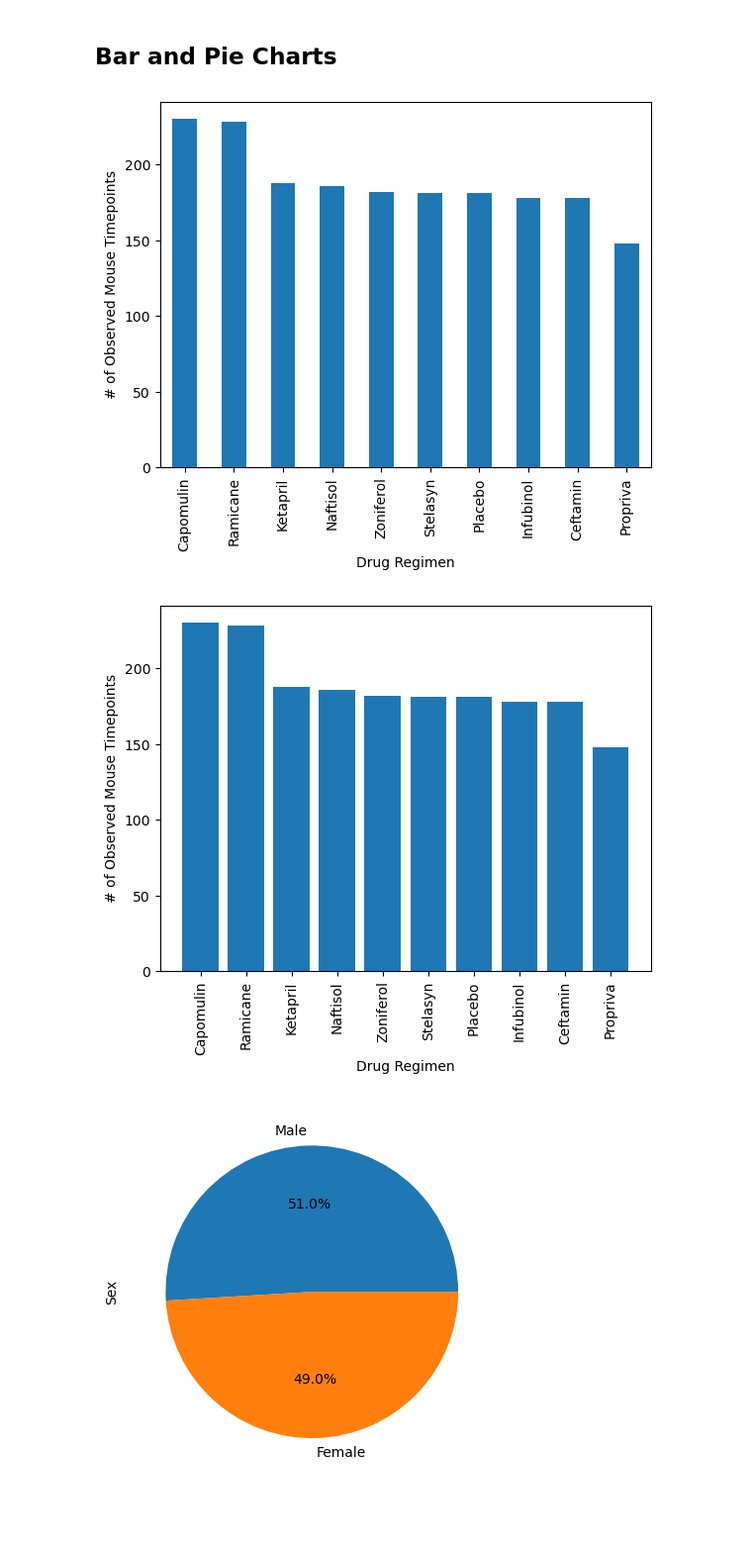
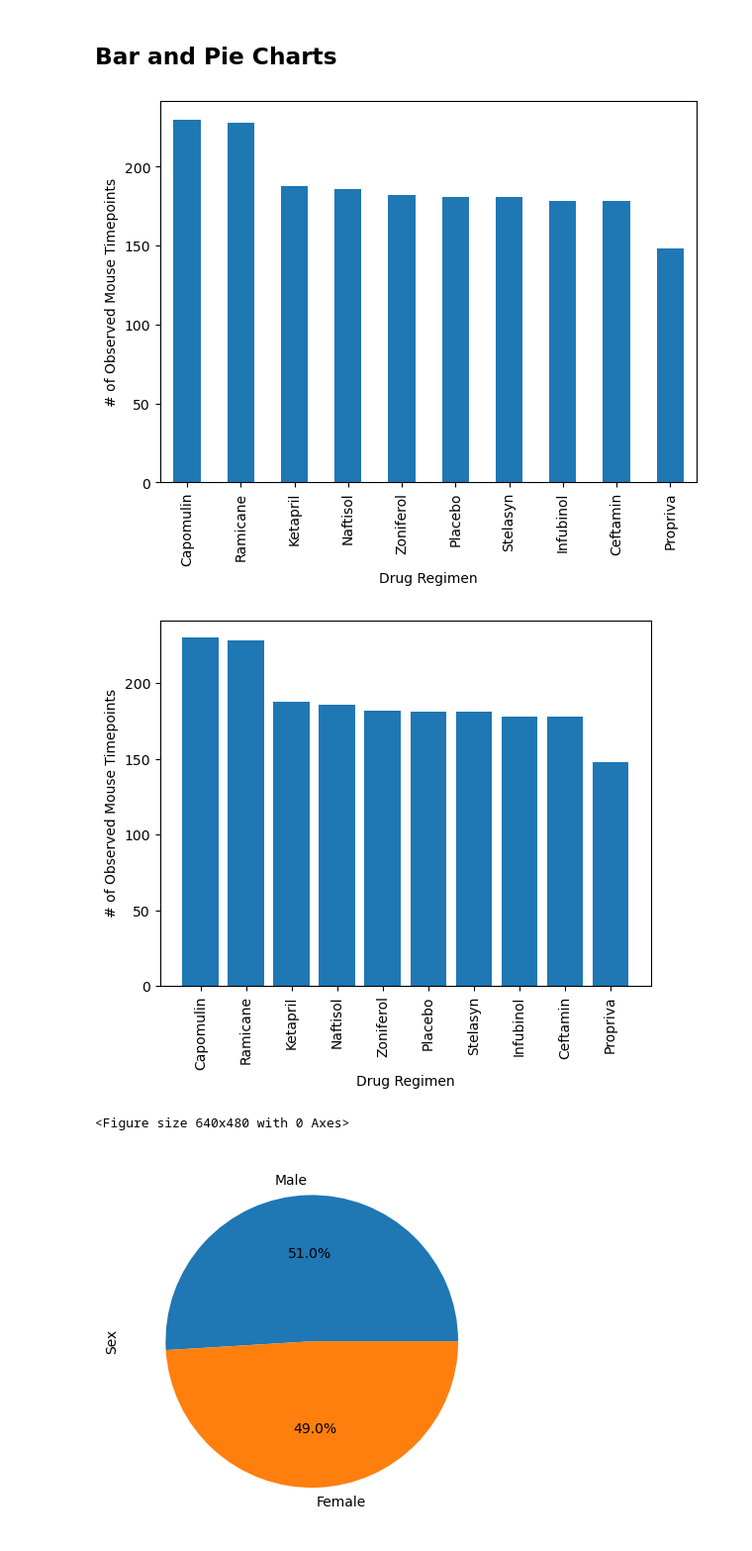
Before and after one commit to lizmartin/data-visualization, a Jupyter notebook: pymaceuticals_lms.ipynb, the cells around one changed output. Shown: that part at 99% size. Saved outputs shown, nothing was run; the diff lists cells and outputs as text; code cells hidden in the pictures; blank space fills up the shorter version.

```diff
--- a/pymaceuticals_lms.ipynb
+++ b/pymaceuticals_lms.ipynb
@@ -142,12 +144,25 @@ tumor_stats_summary
 ## Bar and Pie Charts
 # %%
 # Generate a bar plot showing the total number of rows (Mouse ID/Timepoints) for each drug regimen using Pandas.
+drug_timepoints = clean_study_data["Drug Regimen"].value_counts()
+
+#plot
+drug_timepoints.plot(ylabel="# of Observed Mouse Timepoints", kind="bar", figsize=(7,5));
 # %% [output]
-[figure, old version]
+[figure, new version]
 # %%
 # Generate a bar plot showing the total number of rows (Mouse ID/Timepoints) for each drug regimen using pyplot.
+dosage = np.arange(len(drug_timepoints))
+tick_marks = [dosage for dosage in dosage]
+plt.bar(dosage, drug_timepoints, align="center")
+plt.xticks(tick_marks, drug_timepoints.index, rotation="vertical")
+plt.xlabel("Drug Regimen")
+plt.ylabel("# of Observed Mouse Timepoints")
+plt.show()
+plt.tight_layout()
 # %% [output]
-[figure, old version]
+[figure, new version]
+<Figure size 640x480 with 0 Axes>
 # %%
 # Generate a pie plot showing the distribution of female versus male mice using Pandas
 # %% [output]
```
Also changed, not shown: parts of 1 cell of this notebook, 1 other file.
